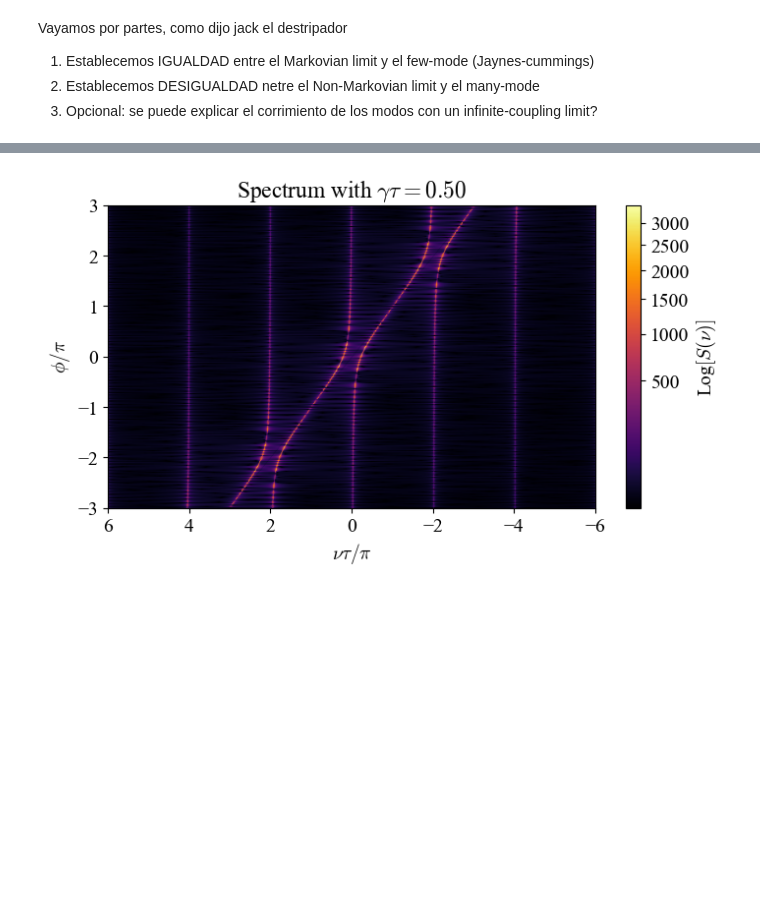
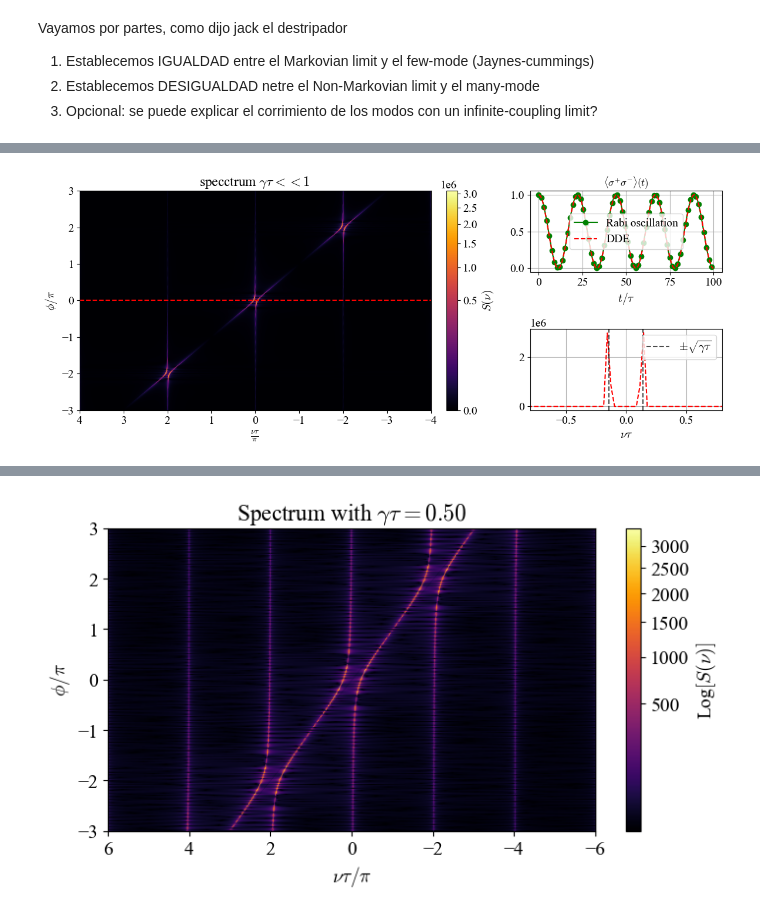
Before and after one commit to Taitoos2/Non, a Jupyter notebook: Single_excitation.ipynb, the cells around one changed output, grey strips where cells are left out. Cells and saved outputs as stored; diff of their text form; code cells hidden in the pictures; blank space fills up the shorter version.

```diff
--- a/Single_excitation.ipynb
+++ b/Single_excitation.ipynb
@@ -69,0 +75,56 @@ _,_ = exp000(phi_values,gamma,tau)
+# %%
+t_resonance,e_resonance,a_resonance,s_resonance = run_simulation(gamma,tau,0,0,100,1e-2,[1,0])
+# %%
+data_w=data[0]
+data_u=data[1]
+
+w_min = -4*np.pi/tau
+w_max = 4*np.pi/tau
+u_shifted = []
+for n in range(len(phi_values)):
+	w_ref = np.linspace(w_min,w_max,1000)+phi_values[n]/tau
+	interp =interp1d(data_w[n,:],data_u[n,:])
+	u_shifted.append(interp(w_ref))
+
+
+
+map_plot = u_shifted
+fig = plt.figure(figsize=(12, 5))
+tau_s = 1.4
+gs = gridspec.GridSpec(2, 2, width_ratios=[2, 1], height_ratios=[1, 1], figure=fig)
+ax_heat = fig.add_subplot(gs[:, 0])
+im = ax_heat.imshow( map_plot,
+					  origin='lower',
+					  aspect='auto',
+					  extent=[ w_min*tau/np.pi,w_max*tau/np.pi,phi_values[0]/np.pi,phi_values[-1]/np.pi],
+					  norm=PowerNorm(gamma=0.38),
+					  cmap='inferno' )
+ax_heat.set_xlabel(r'$ \frac{\nu \tau}{\pi} $')
+ax_heat.set_ylabel(r"$ \phi /\pi$")
+ax_heat.set_title(r'specctrum $ \gamma \tau << 1 $ ')
+ax_heat.axhline(y=0,color='r',linestyle="--")
+cbar = fig.colorbar(im, ax=ax_heat, fraction=0.046, pad=0.04)
+cbar.set_label(r"$S(\nu)$")
+plt.gca().invert_xaxis()
+
+ax_top = fig.add_subplot(gs[0, 1])
+ax_top.plot(t_resonance,np.cos(np.sqrt(gamma)*t_resonance)**2,'g-o',label='Rabi oscillation',markevery=150)
+ax_top.plot(t_resonance,e_resonance,'r--',label='DDE')
+ax_top.set_title(r"$\langle \sigma^{+}\sigma^{-}\rangle(t) $",fontsize=12)
+ax_top.set_xlabel(r"$t/\tau $")
+ax_top.grid()
+ax_top.legend()
+
+ax_bottom = fig.add_subplot(gs[1, 1])
+ax_bottom.plot(data_w[298]+0.01,data_u[298],'r--')
+ax_bottom.axvline(np.sqrt(gamma),linestyle='--',color='k',alpha=0.7)
+ax_bottom.axvline(-np.sqrt(gamma),linestyle='--',color='k',alpha=0.7,label=r"$\pm \sqrt{\gamma \tau}$")
+ax_bottom.set_xlim(-0.8,0.8)
+ax_bottom.set_xlabel(r"$\nu\tau $")
+ax_bottom.grid()
+ax_bottom.legend()
+
+plt.tight_layout()
+plt.show()
+# %% [output]
+[figure, added]
```
Also changed, not shown: parts of 16 cells of this notebook, 1 other file.
